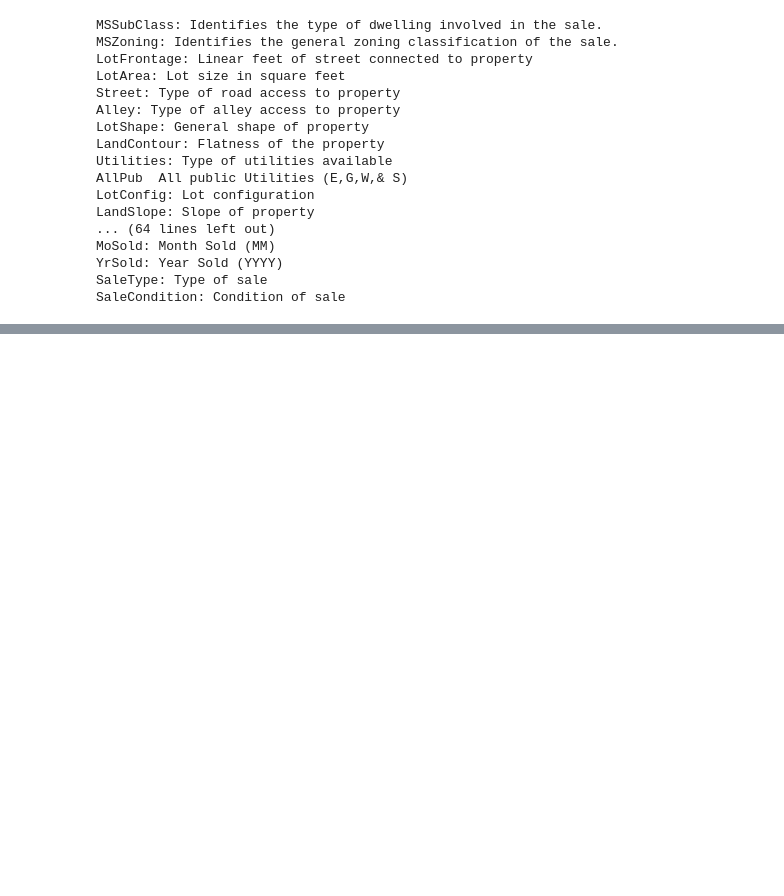
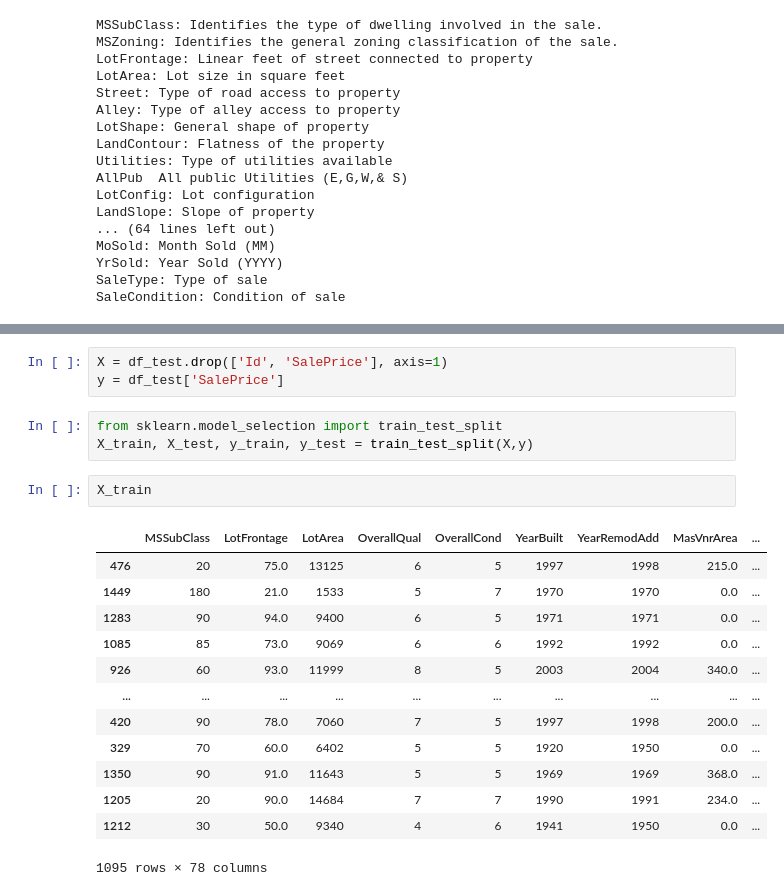
Before and after one commit to abdulhakkeempa/house-price-prediction, a Jupyter notebook: House_Price_Prediction.ipynb, the cells around one changed output, grey strips where cells are left out. Drawn from its saved outputs; the diff is of its cells as text; blank space fills up the shorter version.

Commit message:
Feature: Built a small model using Linear Regression

```diff
--- a/House_Price_Prediction.ipynb
+++ b/House_Price_Prediction.ipynb
@@ -462,0 +476,22 @@ SaleCondition: Condition of sale
+# %%
+X = df_test.drop(['Id', 'SalePrice'], axis=1)
+y = df_test['SalePrice']
+# %%
+from sklearn.model_selection import train_test_split
+X_train, X_test, y_train, y_test = train_test_split(X,y)
+# %%
+X_train
+# %% [output]
+|  | MSSubClass | LotFrontage | LotArea | OverallQual | OverallCond | YearBuilt | YearRemodAdd | MasVnrArea | ... |
+| 476 | 20 | 75.0 | 13125 | 6 | 5 | 1997 | 1998 | 215.0 | ... |
+| 1449 | 180 | 21.0 | 1533 | 5 | 7 | 1970 | 1970 | 0.0 | ... |
+| 1283 | 90 | 94.0 | 9400 | 6 | 5 | 1971 | 1971 | 0.0 | ... |
+| 1085 | 85 | 73.0 | 9069 | 6 | 6 | 1992 | 1992 | 0.0 | ... |
+| 926 | 60 | 93.0 | 11999 | 8 | 5 | 2003 | 2004 | 340.0 | ... |
+| ... | ... | ... | ... | ... | ... | ... | ... | ... | ... |
+| 420 | 90 | 78.0 | 7060 | 7 | 5 | 1997 | 1998 | 200.0 | ... |
+| 329 | 70 | 60.0 | 6402 | 5 | 5 | 1920 | 1950 | 0.0 | ... |
+| 1350 | 90 | 91.0 | 11643 | 5 | 5 | 1969 | 1969 | 368.0 | ... |
+| 1205 | 20 | 90.0 | 14684 | 7 | 7 | 1990 | 1991 | 234.0 | ... |
+| 1212 | 30 | 50.0 | 9340 | 4 | 6 | 1941 | 1950 | 0.0 | ... |
+1095 rows × 78 columns
```
Also changed, not shown: parts of 29 cells of this notebook.
